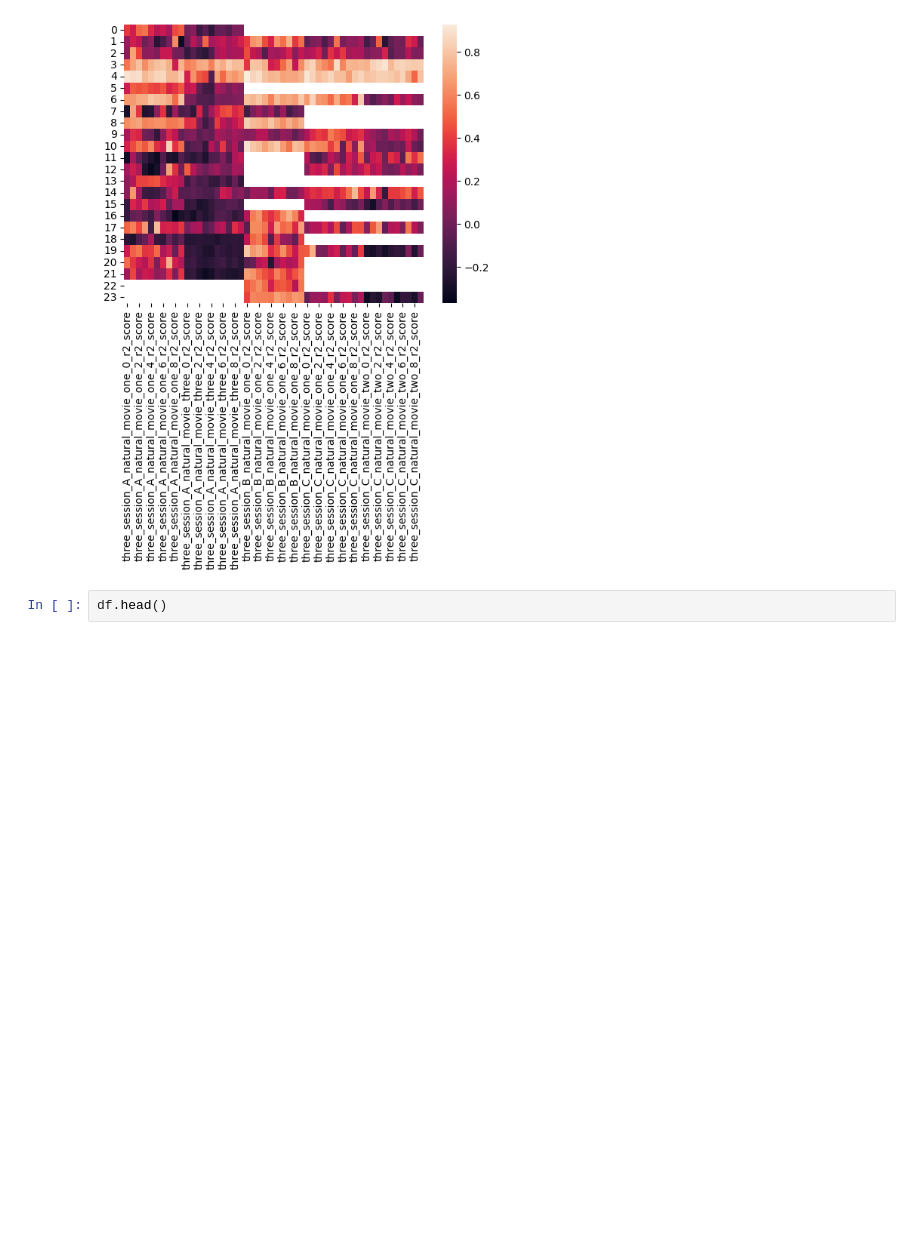
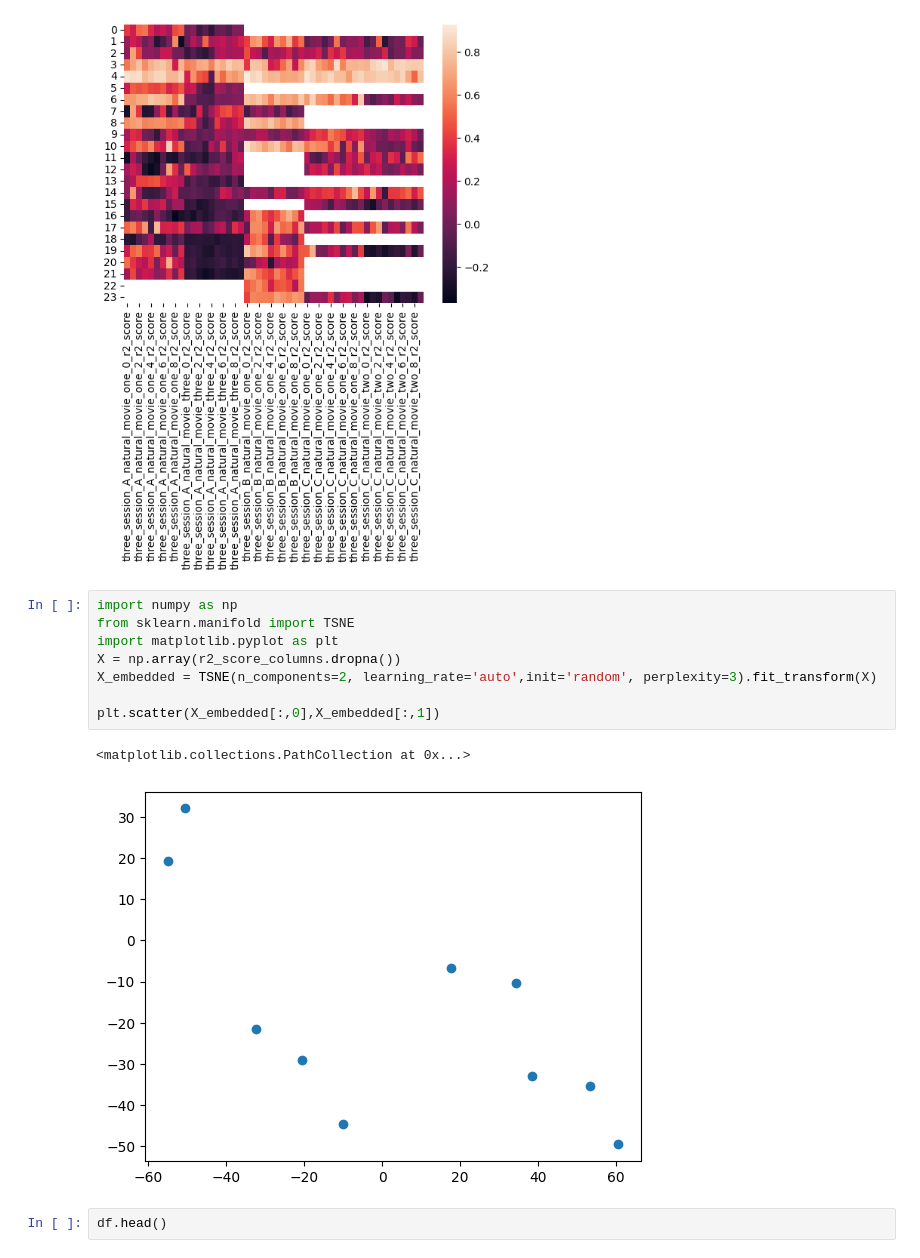
Before and after one commit to mariakesa/AbsoluteMadness, a Jupyter notebook: HuggingMouseDataAnalysis/Experimenting.ipynb, the cells around one changed output. Saved outputs shown, nothing was run; the diff lists cells and outputs as text; blank space fills up the shorter version.

```diff
--- a/HuggingMouseDataAnalysis/Experimenting.ipynb
+++ b/HuggingMouseDataAnalysis/Experimenting.ipynb
@@ -37,6 +37,17 @@ sns.heatmap(r2_score_columns)
 # %% [output]
 <Axes: >
 [figure]
+# %%
+import numpy as np
+from sklearn.manifold import TSNE
+import matplotlib.pyplot as plt
+X = np.array(r2_score_columns.dropna())
+X_embedded = TSNE(n_components=2, learning_rate='auto',init='random', perplexity=3).fit_transform(X)
+
+plt.scatter(X_embedded[:,0],X_embedded[:,1])
+# %% [output]
+<matplotlib.collections.PathCollection at 0x...>
+[figure, added]
 # %%
 df.head()
 # %% [output]
```
Also changed, not shown: 1 other file.
